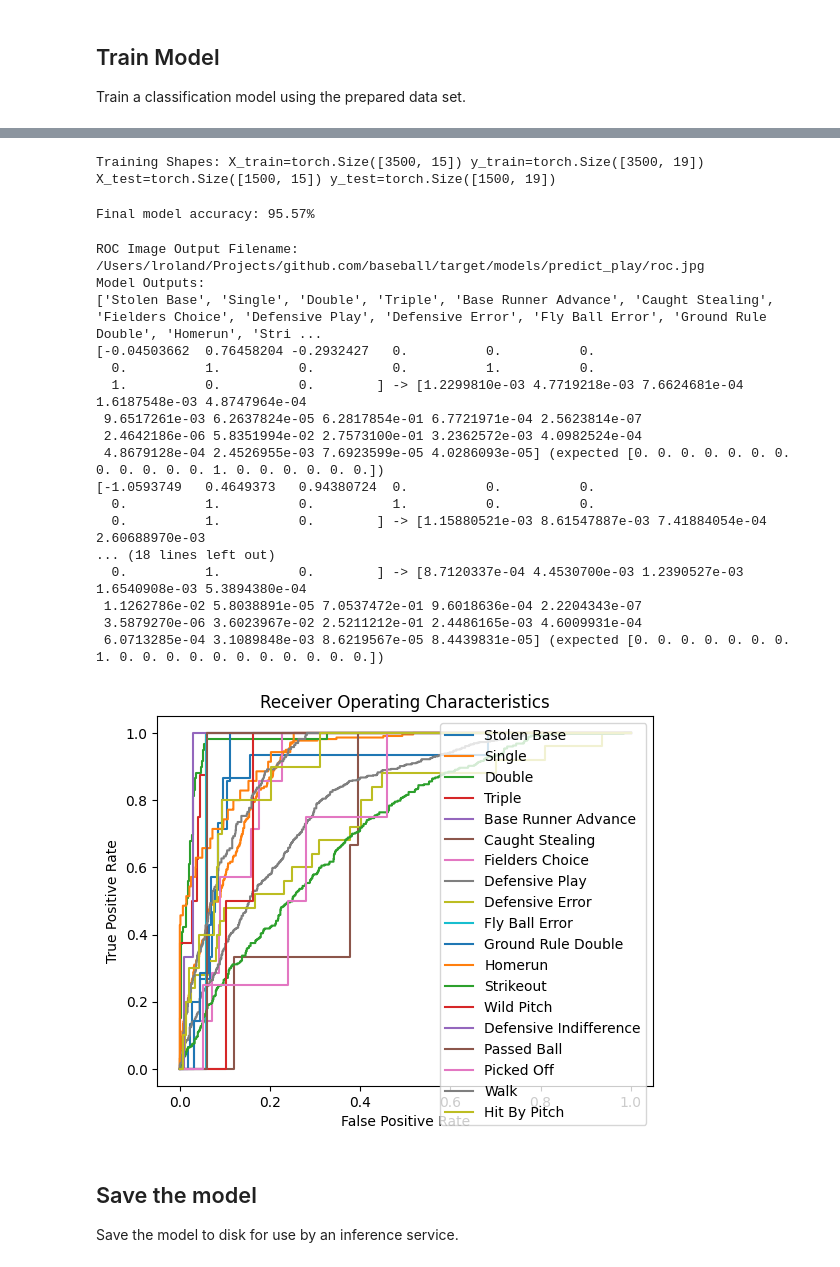
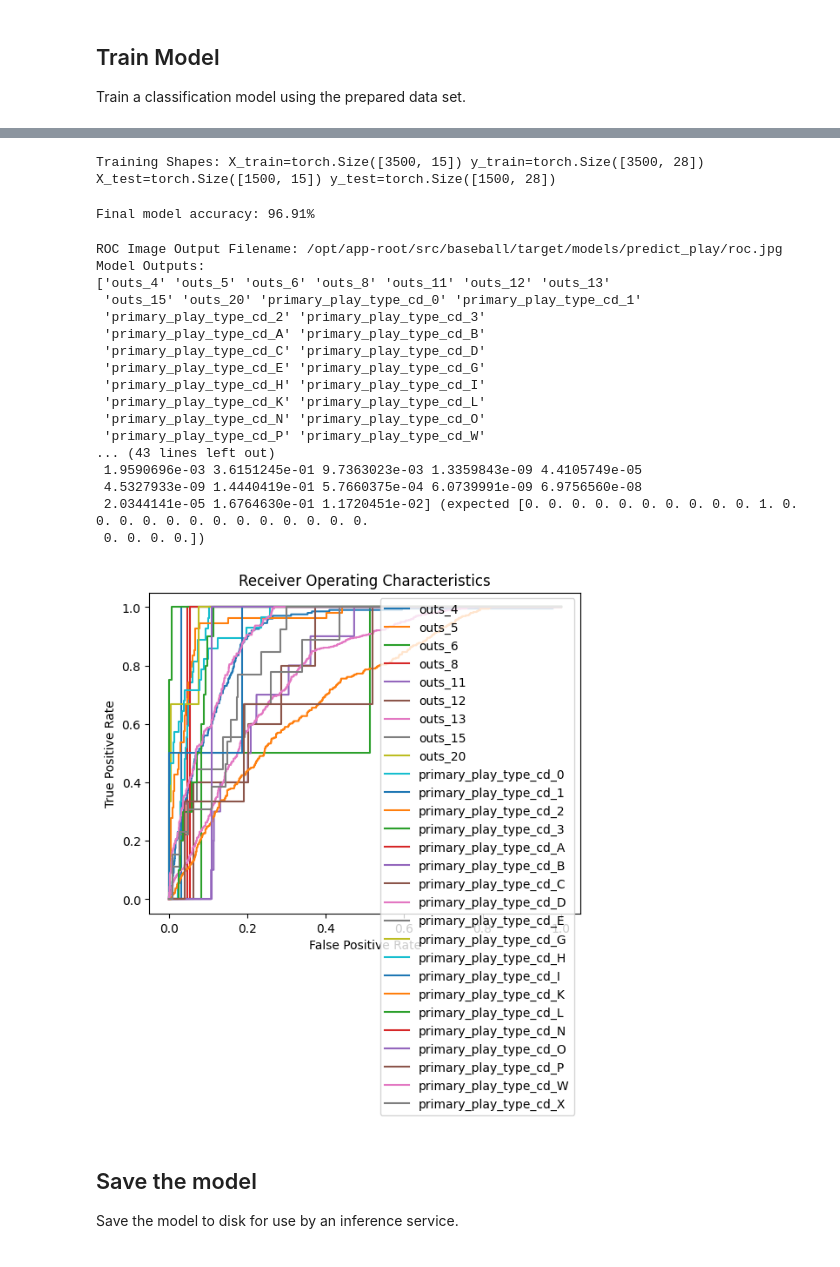
Before and after one commit to glroland/baseball, a Jupyter notebook: data/src/train/train_predict_play_model.ipynb, the cells around one changed output, grey strips where cells are left out. Drawn from its saved outputs; the diff is of its cells as text; code cells hidden in the pictures.

Commit message:
Updated model training notebooks to latest schema

```diff
--- a/data/src/train/train_predict_play_model.ipynb
+++ b/data/src/train/train_predict_play_model.ipynb
@@ -42,7 +42,11 @@ print ("Data Set Size: " + str(dataset_size))
 Data Set Size: 5000
 # %%
 sql = """
-        select random() as r_id, game_play_atbat.player_code as player_code, pitch_index, home_team_flag, game_play_atbat.score_home as score_home, game_play_atbat.score_visitor as score_visitor, sky, night_flag, temperature, wind_direction, wind_speed, precipitation, field_condition, roster_batter.batting_hand as batting_hand, roster_pitcher.throw_hand as pitching_hand, runner_1b, runner_2b, runner_3b, primary_play_type_cd, outs, pitch_count
+        select random() as r_id, game_play_atbat.player_code as player_code, pitch_index, home_team_flag,
+               game_play_atbat.score_home as score_home, game_play_atbat.score_visitor as score_visitor,
+               sky, night_flag, temperature, wind_direction, wind_speed, precipitation, field_condition,
+               roster_batter.batting_hand as batting_hand, roster_pitcher.throw_hand as pitching_hand,
+               runner_1b, runner_2b, runner_3b, primary_play_type_cd, outs, pitch_count_end as pitch_count
         from game, game_play, game_play_atbat, game_play_atbat_pitch, roster as roster_batter, roster as roster_pitcher
         where game.game_id = game_play.game_id
         and game_play_atbat.game_play_id = game_play.game_play_id
@@ -244,46 +248,47 @@ class PlayPredictionModel(nn.Module):
 X_train, X_test, y_train, y_test = train_test_split(Xt, yt, train_size=0.7, shuffle=True)
 print ("Training Shapes: X_train=" + str(X_train.shape) + " y_train=" + str(y_train.shape) + " X_test=" + str(X_test.shape) + " y_test=" + str(y_test.shape))
 # %% [output]
-Training Shapes: X_train=torch.Size([3500, 15]) y_train=torch.Size([3500, 19]) X_test=torch.Size([1500, 15]) y_test=torch.Size([1500, 19])
+Training Shapes: X_train=torch.Size([3500, 15]) y_train=torch.Size([3500, 28]) X_test=torch.Size([1500, 15]) y_test=torch.Size([1500, 28])
 # %%
 model = PlayPredictionModel()
 final_acc = model_train(model, X_train, y_train, X_test, y_test)
 print(f"Final model accuracy: {final_acc*100:.2f}%")
 # %% [output]
-Final model accuracy: 95.57%
+Final model accuracy: 96.91%
 # %%
 roc_path = os.path.abspath(roc_path)
 print("ROC Image Output Filename: " + roc_path)
 
 db_conn_str_sqlalchamy = db_conn_str.replace("postgresql://", "postgresql+psycopg://")
 play_types_df = pd.read_sql("select play_type_cd, play_type_desc from play_type order by play_type_cd", db_conn_str_sqlalchamy)
 
 y_column_names = df.columns[size_x:].values
-y_column_descriptions = [play_types_df.loc[play_types_df['play_type_cd'] == c.replace("primary_play_type_cd_", ""), 'play_type_desc'].values[0] for c in y_column_names ]
+#y_column_descriptions = [play_types_df.loc[play_types_df['play_type_cd'] == c.replace("primary_play_type_cd_", ""), 'play_type_desc'].values[0] for c in y_column_names ]
+y_column_descriptions = y_column_names
 
 print("Model Outputs:")
 print (y_column_descriptions)
 
 evaluate_model(model, X_test, y_test, roc_path, y_column_descriptions)
 # %% [output]
-ROC Image Output Filename: /Users/lroland/Projects/github.com/baseball/target/models/predict_play/roc.jpg
+ROC Image Output Filename: /opt/app-root/src/baseball/target/models/predict_play/roc.jpg
 Model Outputs:
-['Stolen Base', 'Single', 'Double', 'Triple', 'Base Runner Advance', 'Caught Stealing', 'Fielders Choice', 'Defensive Play', 'Defensive Error', 'Fly Ball Error', 'Ground Rule Double', 'Homerun', 'Stri ...
-[-0.04503662  0.76458204 -0.2932427   0.          0.          0.
-  0.          1.          0.          0.          1.          0.
-  1.          0.          0.        ] -> [1.2299810e-03 4.7719218e-03 7.6624681e-04 1.6187548e-03 4.8747964e-04
- 9.6517261e-03 6.2637824e-05 6.2817854e-01 6.7721971e-04 2.5623814e-07
- 2.4642186e-06 5.8351994e-02 2.7573100e-01 3.2362572e-03 4.0982524e-04
- 4.8679128e-04 2.4526955e-03 7.6923599e-05 4.0286093e-05] (expected [0. 0. 0. 0. 0. 0. 0. 0. 0. 0. 0. 0. 1. 0. 0. 0. 0. 0. 0.])
-[-1.0593749   0.4649373   0.94380724  0.          0.          0.
-  0.          1.          0.          1.          0.          0.
-  0.          1.          0.        ] -> [1.15880521e-03 8.61547887e-03 7.41884054e-04 2.60688970e-03
-... (18 lines left out)
-  0.          1.          0.        ] -> [8.7120337e-04 4.4530700e-03 1.2390527e-03 1.6540908e-03 5.3894380e-04
- 1.1262786e-02 5.8038891e-05 7.0537472e-01 9.6018636e-04 2.2204343e-07
- 3.5879270e-06 3.6023967e-02 2.5211212e-01 2.4486165e-03 4.6009931e-04
- 6.0713285e-04 3.1089848e-03 8.6219567e-05 8.4439831e-05] (expected [0. 0. 0. 0. 0. 0. 0. 1. 0. 0. 0. 0. 0. 0. 0. 0. 0. 0. 0.])
+['outs_4' 'outs_5' 'outs_6' 'outs_8' 'outs_11' 'outs_12' 'outs_13'
+ 'outs_15' 'outs_20' 'primary_play_type_cd_0' 'primary_play_type_cd_1'
+ 'primary_play_type_cd_2' 'primary_play_type_cd_3'
+ 'primary_play_type_cd_A' 'primary_play_type_cd_B'
+ 'primary_play_type_cd_C' 'primary_play_type_cd_D'
+ 'primary_play_type_cd_E' 'primary_play_type_cd_G'
+ 'primary_play_type_cd_H' 'primary_play_type_cd_I'
+ 'primary_play_type_cd_K' 'primary_play_type_cd_L'
+ 'primary_play_type_cd_N' 'primary_play_type_cd_O'
+ 'primary_play_type_cd_P' 'primary_play_type_cd_W'
+... (43 lines left out)
+ 1.9590696e-03 3.6151245e-01 9.7363023e-03 1.3359843e-09 4.4105749e-05
+ 4.5327933e-09 1.4440419e-01 5.7660375e-04 6.0739991e-09 6.9756560e-08
+ 2.0344141e-05 1.6764630e-01 1.1720451e-02] (expected [0. 0. 0. 0. 0. 0. 0. 0. 0. 0. 1. 0. 0. 0. 0. 0. 0. 0. 0. 0. 0. 0. 0. 0.
+ 0. 0. 0. 0.])
-[figure, old version]
+[figure, new version]
 # %% [markdown]
 ## Save the model
 
```
Also changed, not shown: parts of 9 cells of this notebook, 1 other file.
